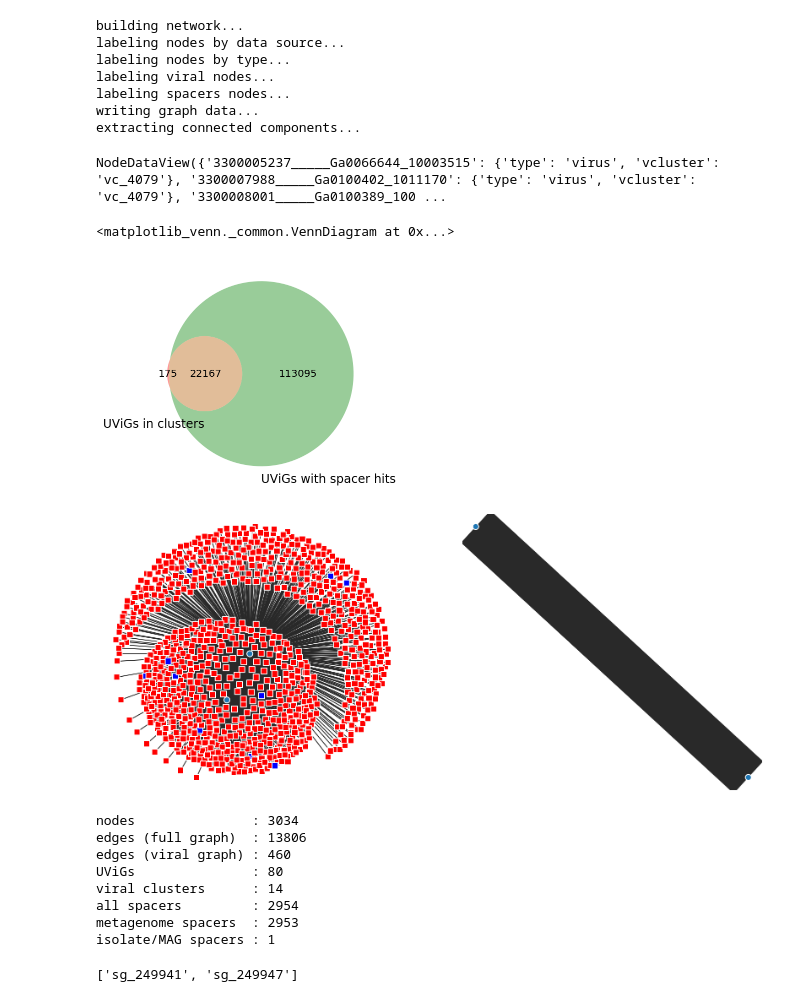
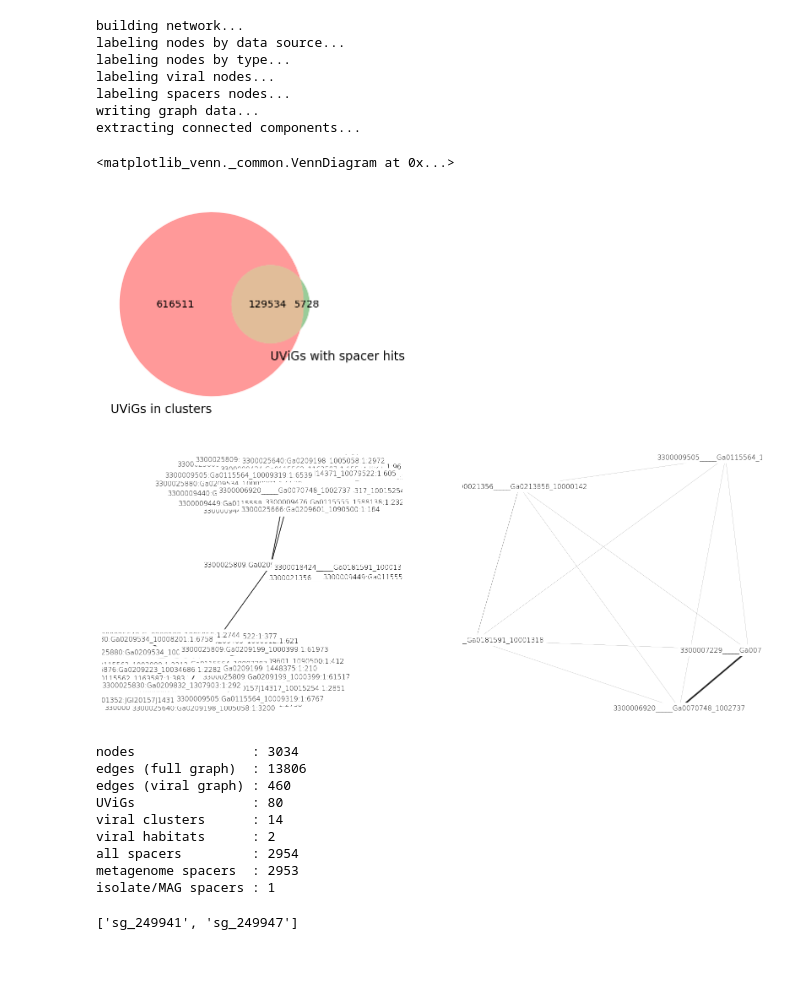
Before and after one commit to camillescott/viralnet, a Jupyter notebook: hypernet.ipynb, the cells around one changed output. Cells and saved outputs as stored; diff of their text form; code cells hidden in the pictures; blank space fills up the shorter version.

```diff
--- a/hypernet.ipynb
+++ b/hypernet.ipynb
@@ -19,6 +19,10 @@ Populating the interactive namespace from numpy and matplotlib
 # %%
 metadata = pandas.read_csv( 'data/Table1_5_combined.txt', sep='\t',
                       dtype={'Body_site':str, 'POGs_SUBFAMILY':str} )
+
+# fix capitalization inconsistencies
+metadata.Habitat = metadata.Habitat.apply( lambda x : x.lower() )
+
 metadata.head()
 # %% [output]
 |  | UViG | TAXON_OID | Scaffold_ID | VIRAL_CLUSTERS | Ecosystem | Ecosystem_Category | Ecosystem_Type | ... |
@@ -82,10 +122,19 @@ isomags['source'] = 'isomag'
 metaspacers['source'] = 'metagenome'
 
 allspacers = isomags.append(metaspacers)
+
+clusters = metadata[ [ 'UViG', 'VIRAL_CLUSTERS', 'Habitat' ] ].drop_duplicates()
+clusters.columns = [ 'subject_id', 'vcluster', 'vhabitat' ]
+
+allspacers = pandas.merge( allspacers, clusters, on='subject_id', how='left' )
+
+print( 'unique viruses       :', len(set(allspacers.subject_id)) )
+print( 'hits to viruses      :', len(allspacers.subject_id))
 print( 'isolates + MAGs      :', len(isomagspacer_records) )
 print( 'isolates + MAGs hits :', isomags.shape[0] )
 print( 'metaspacers          :', len(metaspacer_records) )
 print( 'metaspacers hits     :', metaspacers.shape[0] )
 print( 'all spacers          :', len(isomagspacer_records) + len(metaspacer_records) )
+print( 'isomag + m.g. hits   :', isomags.shape[0] + metaspacers.shape[0] )
 print( 'all hits             :', allspacers.shape[0] )
 # %% [output]
@@ -104,15 +149,0 @@ hits to viruses  : 6030340
-# %%
-clusters = metadata[ [ 'UViG', 'VIRAL_CLUSTERS' ] ].drop_duplicates()
-clusters.columns = [ 'subject_id', 'vcluster' ]
-
-allspacers = allspacers.merge( clusters, on='subject_id', how='left' )
-
-# merge CRISPR array
-#allspacers['CRISPR_array'] = [ ':'.join(name.split(':')[:2]) for name in allspacers.query_id ]
-
-#allspacers['host_img_oid'] = [ int(i.split(':')[0]) for i in allspacers['CRISPR_array'] ]
-
-#allspacers = allspacers.merge( v2h_taxonomy, left_on='host_img_oid', right_on='Host_Taxon_ID' )
-
-print(allspacers.shape)
-allspacers.head()
@@ -213,30 +257,25 @@ def collapse_to_viruses( g ) :
             g1.node[node][key] = value
 
     return( g1 )
-
-g1 = collapse_to_viruses(components[10])
-g1.node.data()
-# %% [output]
-NodeDataView({'3300005237_____Ga0066644_10003515': {'type': 'virus', 'vcluster': 'vc_4079'}, '3300007988_____Ga0100402_1011170': {'type': 'virus', 'vcluster': 'vc_4079'}, '3300008001_____Ga0100389_100 ...
 # %%
 #g1.nodes.data()
 
 #allspacers[ allspacers.subject_id == '3300001340_____JGI20133J14441_1001514' ]
 
-venn2( ( set(v2h_taxonomy.UViG.drop_duplicates()),
+venn2( ( set(metadata.UViG.drop_duplicates()),
          set(allspacers.subject_id.drop_duplicates()) ),
        set_labels=[ 'UViGs in clusters',
                     'UViGs with spacer hits' ] )
 # %% [output]
 <matplotlib_venn._common.VennDiagram at 0x...>
-[figure, old version]
+[figure, new version]
 # %%
 # Code cell for plotting an individual network
 
 from grave import plot_network, use_attributes
 
 colormap = matplotlib.cm.Dark2
-n = 50
+n = 1600
 
 figure( figsize = ( 14, 6 ) )
 
@@ -249,6 +288,11 @@ def edge_style( edge_attributes ) :
 
 def node_style( node_attributes ) :
     return { 'label' : node_attributes.get( 'label' ) }
+
+def font_styler( attributes ) :
+    return { 'font_size'   : 8,
+             'font_weight' : .5,
+             'font_color'  : 'k' }
 
 for n,g in enumerate( [ components[n], collapse_to_viruses( components[ n ] ) ] ) :
     subplot( 1, 2, n+1 )
@@ -278,9 +322,10 @@ for n,g in enumerate( [ components[n], collapse_to_viruses( components[ n ] ) ]
 
     plt = plot_network( g, layout='spring',
                         node_style=use_attributes( [ 'label', 'color', 'shape' ] ),
+                        node_label_style=font_styler,
                         edge_style=use_attributes() )
 # %% [output]
-[figure, old version]
+[figure, new version]
 # %%
 def network_summary( g ) :
     print( 'nodes               :', len( g ) )
@@ -288,6 +333,7 @@ def network_summary( g ) :
     print( 'edges (viral graph) :', len( collapse_to_viruses( g ).edges ) )
     print( 'UViGs               :', len( [ (node,data) for node,data in g.node.data() if data['type'] == 'virus' ] ) )
     print( 'viral clusters      :', len( set( data['vcluster'] for node,data in g.node.data() if data['type'] == 'virus' ) ) )
+    print( 'viral habitats      :', len( set( data['habitat'] for node,data in g.node.data() if data['type'] == 'virus' ) ) )
     print( 'all spacers         :', len( [ (node,data) for node,data in g.node.data() if data['type'] == 'spacer' ] ) )
     print( 'metagenome spacers  :', len( [ (node,data) for node,data in g.node.data() if data['type'] == 'spacer' and data['source'] == 'metagenome' ] ) )
     print( 'isolate/MAG spacers :', len( [ (node,data) for node,data in g.node.data() if data['type'] == 'spacer' and data['source'] == 'isomag' ] ) )
@@ -299,6 +345,7 @@ edges (full graph)  : 13806
 edges (viral graph) : 460
 UViGs               : 80
 viral clusters      : 14
+viral habitats      : 2
 all spacers         : 2954
 metagenome spacers  : 2953
 isolate/MAG spacers : 1
```
Also changed, not shown: parts of 8 cells of this notebook.
